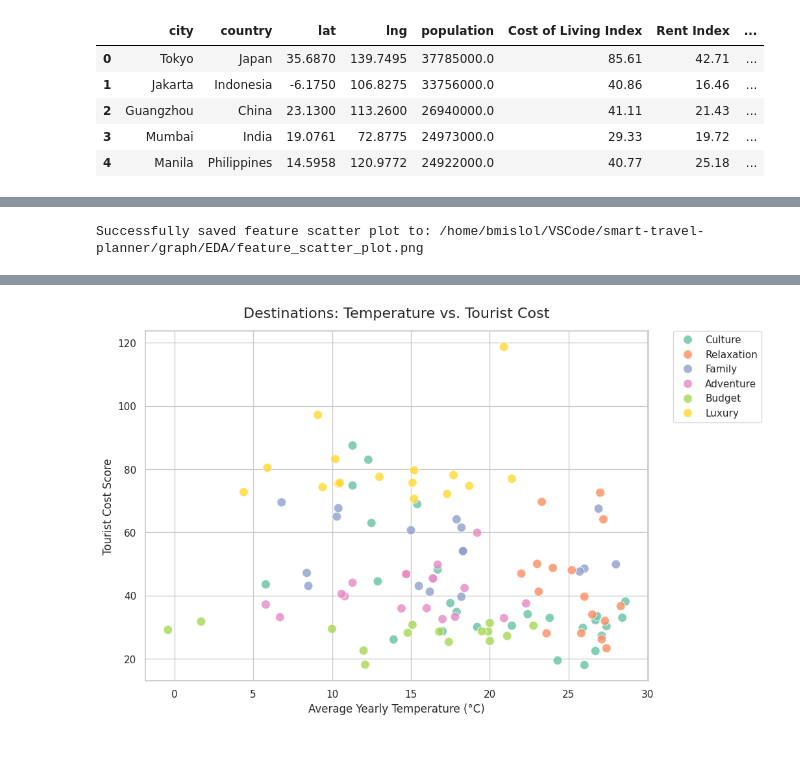
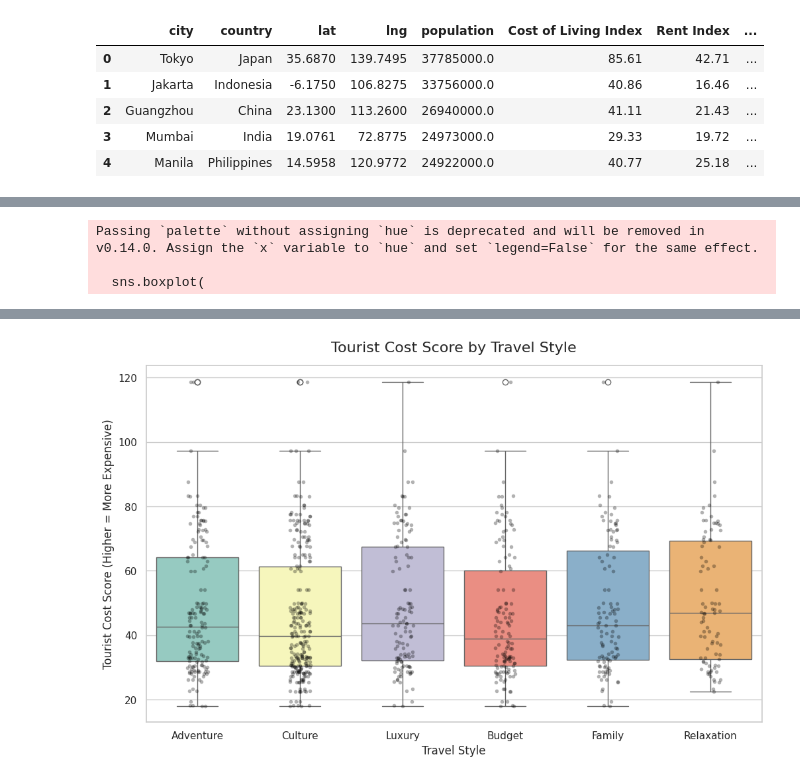
Before and after one commit to bmislol/smart-travel-planner, a Jupyter notebook: notebook/cleaning/label_engineering.ipynb, the cells around one changed output, grey strips where cells are left out. Cells and saved outputs as stored; diff of their text form; code cells hidden in the pictures; blank space fills up the shorter version.

```diff
--- a/notebook/cleaning/label_engineering.ipynb
+++ b/notebook/cleaning/label_engineering.ipynb
@@ -1,11 +1,26 @@
 # %%
+# Setup: Imports and Environment
+import os
+import json
 import numpy as np
 import pandas as pd
 import matplotlib.pyplot as plt
 import seaborn as sns
+from dotenv import load_dotenv
+from anthropic import AsyncAnthropic # Using Async in case we want to speed up the loop later
+
+# Point directly to your backend .env file
+dotenv_path = os.path.abspath('../../backend/.env')
+load_dotenv(dotenv_path=dotenv_path)
+
+# Initialize Claude Client
+# It will automatically look for ANTHROPIC_API_KEY in your environment
+client = AsyncAnthropic()
 
 sns.set_theme(style='whitegrid')
 plt.rcParams['figure.figsize'] = (10, 5)
+
 print("All libraries imported successfully.")
+print(f"API Key loaded: {'Yes' if os.getenv('ANTHROPIC_API_KEY') else 'No'}")
 # %% [output]
 All libraries imported successfully.
@@ -221,33 +327,39 @@ Successfully saved correlation heatmap to: /home/bmislol/VSCode/smart-travel-pla
 # %%
-# Cell 8: Feature Scatter Plot
+# Cell 8: Cost Distribution by Travel Style
 
-fig, ax = plt.subplots(figsize=(10, 7))
+fig, ax = plt.subplots(figsize=(12, 7))
 
-# Create a scatter plot
-# We map Average Temperature to the X-axis, Cost to the Y-axis, and color by Travel_Style
-sns.scatterplot(
-    data=df,
-    x='Temp_YearAvg',
+# Boxplot shows the median and spread of costs for each travel style
+sns.boxplot(
+    data=augmented_df,
+    x='Travel_Style',
     y='Tourist_Cost_Score',
-    hue='Travel_Style',
-    palette='Set2', # A nice distinct color palette
-    s=100,          # Size of the dots
-    alpha=0.8,      # Slight transparency to see overlapping dots
+    palette='Set3',
     ax=ax
 )
 
-# Add titles and labels
-ax.set_title('Destinations: Temperature vs. Tourist Cost', fontsize=16, pad=15)
-ax.set_xlabel('Average Yearly Temperature (°C)', fontsize=12)
-ax.set_ylabel('Tourist Cost Score', fontsize=12)
+# Overlay a stripplot to see the actual individual data points
+sns.stripplot(
+    data=augmented_df,
+    x='Travel_Style',
+    y='Tourist_Cost_Score',
+    color='black',
+    alpha=0.3,
+    size=4,
+    ax=ax
+)
 
-# Move the legend outside the plot so it doesn't cover data points
-plt.legend(bbox_to_anchor=(1.05, 1), loc='upper left', borderaxespad=0.)
+ax.set_title('Tourist Cost Score by Travel Style', fontsize=16, pad=15)
+ax.set_xlabel('Travel Style', fontsize=12)
+ax.set_ylabel('Tourist Cost Score (Higher = More Expensive)', fontsize=12)
 
-# Save the plot to the EDA directory
-scatter_plot_path = eda_dir / 'feature_scatter_plot.png'
-plt.savefig(scatter_plot_path, bbox_inches='tight')
+# Save the plot
+cost_style_path = eda_dir / 'cost_vs_style_boxplot.png'
+plt.savefig(cost_style_path, bbox_inches='tight')
 
-print(f"Successfully saved feature scatter plot to: {scatter_plot_path}")
+print(f"Successfully saved cost vs style plot to: {cost_style_path}")
+plt.show()
 # %% [output]
-Successfully saved feature scatter plot to: /home/bmislol/VSCode/smart-travel-planner/graph/EDA/feature_scatter_plot.png
+Passing `palette` without assigning `hue` is deprecated and will be removed in v0.14.0. Assign the `x` variable to `hue` and set `legend=False` for the same effect.
+
+  sns.boxplot(
@@ -254 +367 @@ Successfully saved feature scatter plot to: /home/bmislol/VSCode/smart-travel-pl
-[figure, old version]
+[figure, new version]
```
Also changed, not shown: parts of 9 cells of this notebook, 9 other files.
